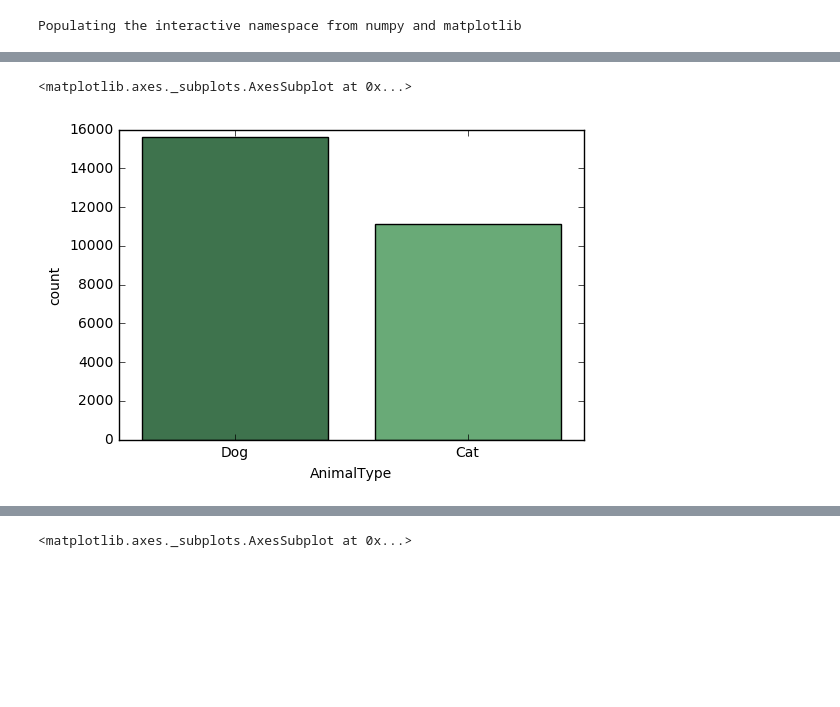
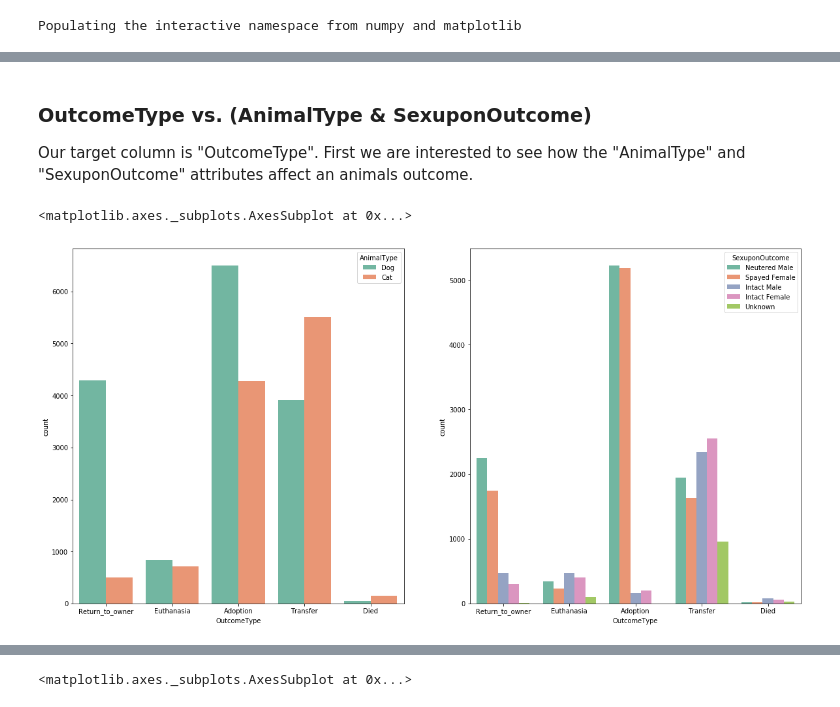
Before and after one commit to mspinelli/animal_shelter, a Jupyter notebook: DataExplore.ipynb, the cells around one changed output, grey strips where cells are left out. Drawn from its saved outputs; the diff is of its cells as text; code cells hidden in the pictures; blank space fills up the shorter version.

```diff
--- a/Data Explore.ipynb
+++ b/DataExplore.ipynb
@@ -9,6 +9,5 @@ np.random.seed(127)
 # %% [output]
 Populating the interactive namespace from numpy and matplotlib
 # %%
-animals = pd.read_csv("train.csv", compression='gzip')
-# animals.drop(['AnimalID','Name'],axis=1, inplace=True)
-# cols = ['AnimalType', 'Breed', 'Color','SexuponOutcome','AgeuponOutcome','DateTime', 'OutcomeType', 'OutcomeSubtype']
+animals = pd.read_csv("train.csv.gz", compression='gzip')
+animals.head()
@@ -15,5 +21,12 @@ animals = pd.read_csv("train.csv", compression='gzip')
+# %% [markdown]
+### OutcomeType vs. (AnimalType & SexuponOutcome)
+Our target column is "OutcomeType". First we are interested to see how the "AnimalType" and "SexuponOutcome" attributes affect an animals outcome.
 # %%
-sns.countplot(x="AnimalType", data=animals, palette="Greens_d")sns.countplot(x="AnimalType", data=animals, palette="Greens_d")
+figsize(20,10)
+subplot(1,2,1)
+sns.countplot(x="OutcomeType", hue="AnimalType", data=animals, palette=sns.color_palette("Set2", 2))
+subplot(1,2,2)
+sns.countplot(x="OutcomeType", hue="SexuponOutcome", data=animals, palette=sns.color_palette("Set2", 5))
 # %% [output]
 <matplotlib.axes._subplots.AxesSubplot at 0x...>
-[figure, old version]
+[figure, new version]
```
Also changed, not shown: parts of 20 cells of this notebook, 1 other file.
